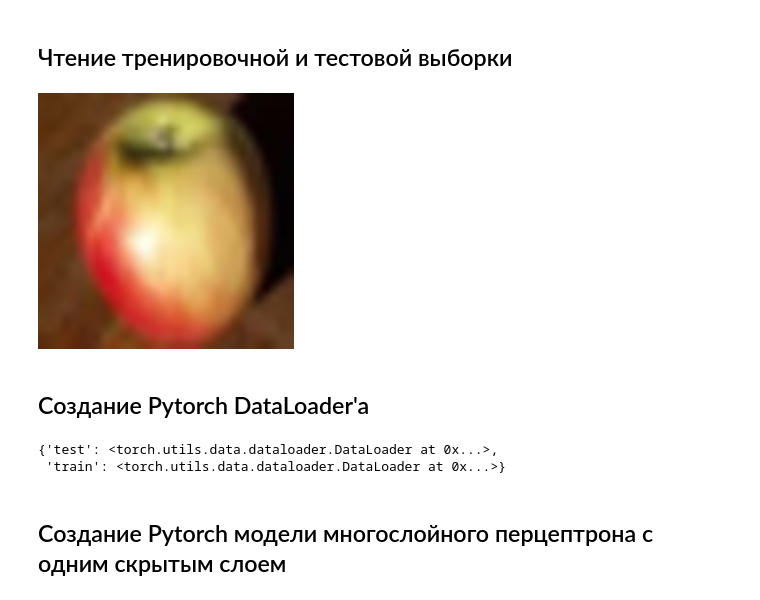
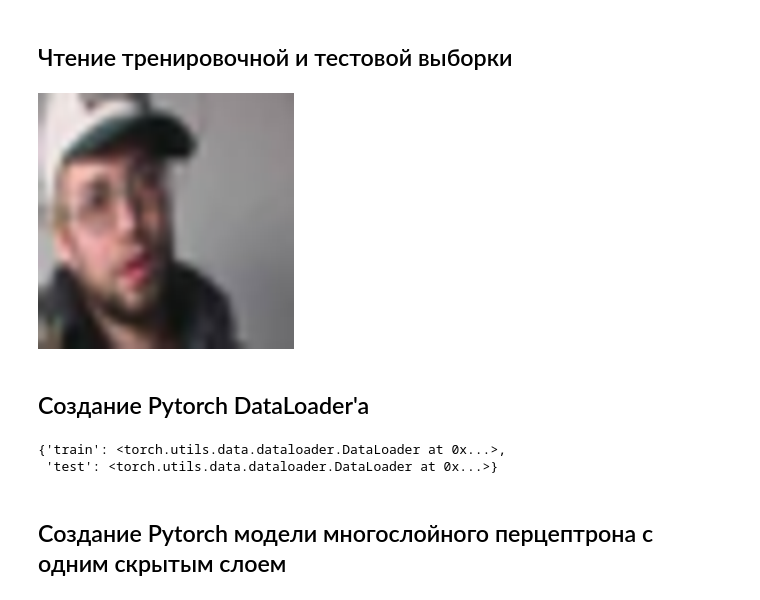
Before and after one commit to osv982/RNS_LR1, a Jupyter notebook: notebooks/Lab1.ipynb, the cells around one changed output. Drawn from its saved outputs; the diff is of its cells as text; code cells hidden in the pictures.

```diff
--- a/notebooks/Lab1.ipynb
+++ b/notebooks/Lab1.ipynb
@@ -410,29 +410,29 @@ cifar-100-python/meta
 # %%
 with open('cifar-100-python/train', 'rb') as f:
     data_train = pickle.load(f, encoding='latin1')
 with open('cifar-100-python/test', 'rb') as f:
     data_test = pickle.load(f, encoding='latin1')
 
 # Здесь указать ваши классы по варианту!!!
-CLASSES = [0, 55, 58]
+CLASSES = [22, 46, 51]
 
 train_X = data_train['data'].reshape(-1, 3, 32, 32)
 train_X = np.transpose(train_X, [0, 2, 3, 1]) # NCHW -> NHWC
 train_y = np.array(data_train['fine_labels'])
 mask = np.isin(train_y, CLASSES)
 train_X = train_X[mask].copy()
 train_y = train_y[mask].copy()
 train_y = np.unique(train_y, return_inverse=1)[1]
 del data_train
 
 test_X = data_test['data'].reshape(-1, 3, 32, 32)
 test_X = np.transpose(test_X, [0, 2, 3, 1])
 test_y = np.array(data_test['fine_labels'])
 mask = np.isin(test_y, CLASSES)
 test_X = test_X[mask].copy()
 test_y = test_y[mask].copy()
 test_y = np.unique(test_y, return_inverse=1)[1]
 del data_test
-Image.fromarray(train_X[50]).resize((256,256))
+Image.fromarray(train_X[51]).resize((256,256))
 # %% [output]
-[figure, old version]
+[figure, new version]
@@ -450,8 +463,8 @@ for (X, y), part in zip([(train_X, train_y), (test_X, test_y)],
     dataloader[part] = DataLoader(dataset, batch_size=batch_size, shuffle=True) # создание экземпляра класса DataLoader
 dataloader
 # %% [output]
-{'test': <torch.utils.data.dataloader.DataLoader at 0x...>,
- 'train': <torch.utils.data.dataloader.DataLoader at 0x...>}
+{'train': <torch.utils.data.dataloader.DataLoader at 0x...>,
+ 'test': <torch.utils.data.dataloader.DataLoader at 0x...>}
 # %% [markdown]
 ## Создание Pytorch модели многослойного перцептрона с одним скрытым слоем
 # %%
```
Also changed, not shown: parts of 11 cells of this notebook.
